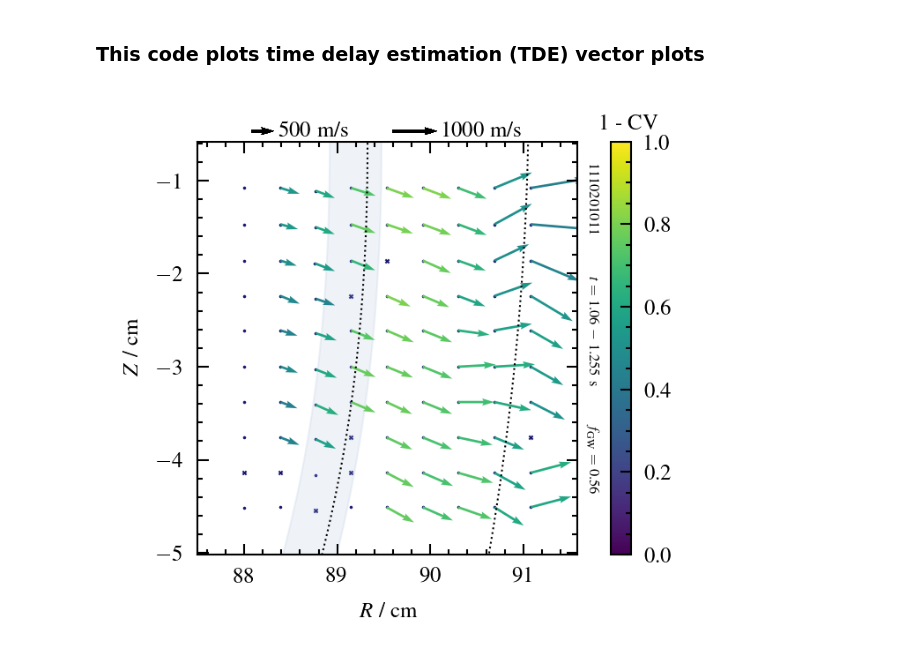
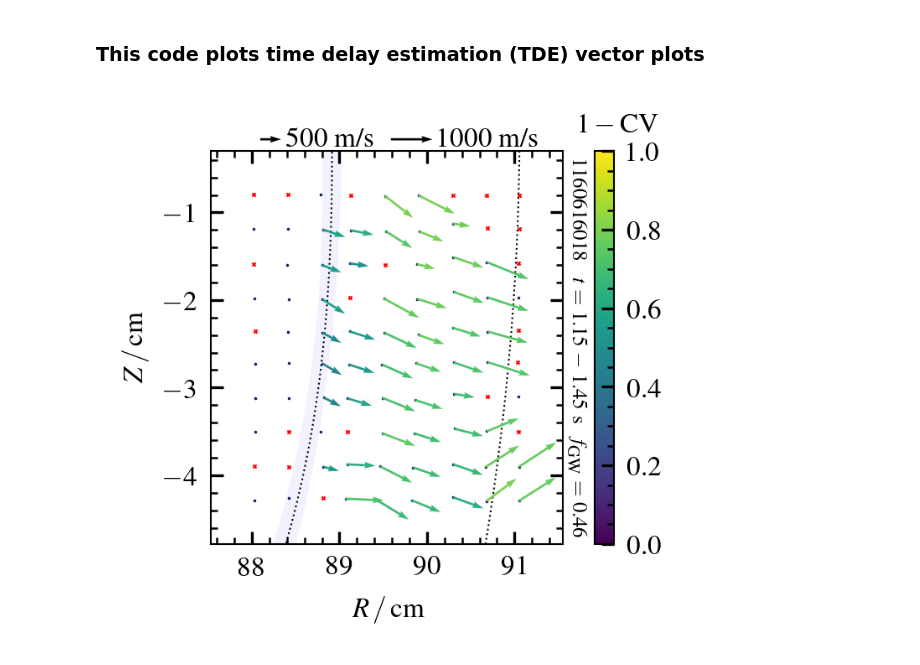
Before and after one commit to auroradh/PSI, a Jupyter notebook: TDE_vector_plots.ipynb, the cells around one changed output. Saved outputs shown, nothing was run; the diff lists cells and outputs as text; code cells hidden in the pictures.

Commit message:
adjusting shots

```diff
--- a/TDE_vector_plots.ipynb
+++ b/TDE_vector_plots.ipynb
@@ -62,7 +69,8 @@ else:
     eo.ca_options.min_threshold = ca_min
     eo.ca_options.max_threshold = ca_max
 # %%
-shot = 1110201011
+# shot = 1110201011
+shot = 1160616018
 f_GW = greenwald_fraction[shot]
 path = Path('/Users/ahe104/Box/mfe_data/raw_apd_data')
 ds = xr.open_dataset(str(path) + '/' + f'apd_signal_array_{shot}.nc')
@@ -107,25 +115,33 @@ dead_pixles_Z = Z[true_indices]
 alive_pixels_R = R[false_indices]
 alive_pixels_Z = Z[false_indices]
 # %%
-save = False
+save = True
 
-axes_size = cosmoplots.set_rcparams_dynamo(plt.rcParams, num_cols=1, ls="thin")
-plt.rcParams["mathtext.fontset"] = "custom"
-plt.rcParams["font.size"] = 6
-plt.rcParams["axes.labelsize"] = 6
-plt.rcParams["xtick.labelsize"] = 6
-plt.rcParams["ytick.labelsize"] = 6
-plt.rcParams["xtick.major.size"] = 3
-plt.rcParams["xtick.minor.size"] = 1.5
-plt.rcParams["ytick.major.size"] = 3
-plt.rcParams["ytick.minor.size"] = 1.5
-plt.rcParams["ytick.minor.width"] = 0.5
-plt.rcParams["xtick.minor.width"] = 0.5
-plt.rcParams["ytick.major.width"] = 0.5
-plt.rcParams["xtick.major.width"] = 0.5
+# axes_size = cosmoplots.set_rcparams_dynamo(plt.rcParams, num_cols=1, ls="thin")
+# plt.rcParams["mathtext.fontset"] = "custom"
+# plt.rcParams["font.size"] = 6
+# plt.rcParams["axes.labelsize"] = 6
+# plt.rcParams["xtick.labelsize"] = 6
+# plt.rcParams["ytick.labelsize"] = 6
+# plt.rcParams["xtick.major.size"] = 3
+# plt.rcParams["xtick.minor.size"] = 1.5
+# plt.rcParams["ytick.major.size"] = 3
+# plt.rcParams["ytick.minor.size"] = 1.5
+# plt.rcParams["ytick.minor.width"] = 0.5
+# plt.rcParams["xtick.minor.width"] = 0.5
+# plt.rcParams["ytick.major.width"] = 0.5
+# plt.rcParams["xtick.major.width"] = 0.5
 
-fig = plt.figure()
-ax = fig.add_axes(axes_size)
+# fig = plt.figure()
+# ax = fig.add_axes(axes_size)
+
+params = {}
+cosmoplots.set_rcparams_dynamo(params, num_cols=1)
+plt.style.use(["cosmoplots.default"])
+plt.rcParams['text.latex.preamble'] =  r'\usepackage{amsmath}' r'\usepackage{times}' r'\usepackage{mathptmx}' r'\usepackage{amssymb}' r'\newcommand{\taup}{\ensuremath{\tau_\shortparallel}}' r'\newcommand{\wh}{\widehat}' r'\newcommand{\ave}[1]{{\left<#1\right>}}'
+plt.rc('font',family='Times New Roman')
+
+fig, ax = plt.subplots()
 
 # Define the default vmin and vmax values
 if cross_correlation_method:
@@ -175,8 +191,8 @@ if shot == 1110201011:
     wave_pixles_Z = Z[true_indices_wave]
 
 # Plot dead and alive pixels
-ax.scatter(dead_pixels_R, dead_pixles_Z, marker='x', color='midnightblue', s=1, linewidth=0.5)
-ax.scatter(alive_pixels_R, alive_pixels_Z, marker=".", color='midnightblue', s=0.5)
+ax.scatter(dead_pixels_R, dead_pixles_Z, marker='x', color='red', s=1, linewidth=0.5, zorder=1)
+ax.scatter(alive_pixels_R, alive_pixels_Z, marker=".", color='midnightblue', s=0.5, zorder=1)
 
 # # Plot LCFS and limiter
 path_LCFS = Path('/Users/ahe104/box/mfe_data/LCFS_limiter')
@@ -200,8 +216,8 @@ ax.fill_betweenx(
     Z_LCFS.ravel(),
     R_LCFS_min.ravel(),
     R_LCFS_max.ravel(),
-    alpha=0.2,
-    color="lightsteelblue",
+    color=(0.95, 0.95, 1.0),
+    zorder=0,
 )
 ax.plot(R_limiter, Z_limiter, color="black", linestyle=":", linewidth=0.5)
 
@@ -212,45 +228,47 @@ qiv = ax.quiver(
     vx,
     vy,
     events if plot_events else confidences,
     scale=210000,
     scale_units="xy",
     angles="xy",
     norm=norm,
+    zorder=2,
 )
 qk = ax.quiverkey(
-    qiv, 0.63, 1.025, 100000, r"$1000$ m/s", labelpos="E", coordinates="axes", fontproperties={'size':6}, labelsep=0.02
+    qiv, 0.63, 1.03, 100000, r"$1000$ m/s", labelpos="E", coordinates="axes", fontproperties={'size':8}, labelsep=0.02
 )
 qk = ax.quiverkey(
-    qiv, 0.2, 1.025, 50000, r"$500$ m/s", labelpos="E", coordinates="axes", fontproperties={'size':6}, labelsep=0.02
+    qiv, 0.2, 1.03, 50000, r"$500$ m/s", labelpos="E", coordinates="axes", fontproperties={'size':8}, labelsep=0.02
 )
 
 cbar = fig.colorbar(qiv, format="%.1f")
 if cross_correlation_method:
     cbar.ax.set_ylabel(r"max $\widehat{R}_{\widetilde{{\Phi}}}$", rotation=270, labelpad=13)
 elif plot_events:
-  cbar.ax.text(x=-0.5, y=830, s='1 - CV')
+  cbar.ax.text(x=-0.45, y=830, s=r'$1 - \mathrm{CV}$')
 else:
-  cbar.ax.text(x=-0.5, y=1.03, s='1 - CV')
+  cbar.ax.text(x=-0.8, y=1.05, s=r'$1 - \mathrm{CV}$')
 
-ax.set_xlabel(r"$R$ / cm")
-ax.set_ylabel(r"$Z$ / cm")
+ax.set_xlabel(r"$R \,/\, \mathrm{cm}$")
+ax.set_ylabel(r"$Z \,/\, \mathrm{cm}$")
 ax.set_aspect("equal")
 
 ax.set_ylim(min(Z_coordinates[0]) - 0.5, max(Z_coordinates[0]) + 0.5)
 ax.set_xlim([min(R_coordinates[:, 0]) - 0.5, max(R_coordinates[:, 0]) + 0.5])
 
 plt.xticks(np.arange(round(min(R_coordinates[:, 0])), round(max(R_coordinates[:, 0]))+1, 1))
 plt.yticks(np.arange(round(min(Z_coordinates[0])), round(max(Z_coordinates[0]))+1, 1))
 
-ax.set_title(f'{shot} ~~~~~~~~~ 'r'$t = $'f' {t_start} 'r'$ - $' f' {t_end} s' r'  ~~~~~~~~~ $\mathit{f}_{\mathrm{GW}} = $' f" {f_GW}", x=1.04, y=0.1, fontsize=4, rotation=270)
+ax.set_title(f'{shot} ~ 'r'$t = $'f' {t_start} 'r'$ - $' f' {t_end} s' r'  ~ $\mathit{f}_{\mathrm{GW}} = $' f" {f_GW}", x=1.04, y=-0.03, fontsize=6, rotation=270)
 
+formats = ["pdf", "eps"]
+foldername_shot = f'/Users/ahe104/Box/time_delay_estimation/velocity_field/analysis/PSI/'
 if save == True:
-    format = 'pdf'
-    foldername_shot = f'/Users/ahe104/Box/time_delay_estimation/velocity_field/analysis/PSI/'
-    if cross_correlation_method:
-        filename =  f'tde_ccf_{shot}_min_lag_{ccf_min_lag}_min_{ca_min}_max_{ca_max}.{format}'
-    else:
-        filename =  f'tde_ca_{shot}_min_lag_{ccf_min_lag}_min_{ca_min}_max_{ca_max}.{format}'
-    fig.savefig(foldername_shot + filename, bbox_inches="tight", format=format)
+    for fmt in formats:
+        if cross_correlation_method:
+            filename =  f'tde_ccf_{shot}_min_lag_{ccf_min_lag}_min_{ca_min}_max_{ca_max}.{fmt}'
+        else:
+            filename =  f'tde_ca_{shot}_min_lag_{ccf_min_lag}_min_{ca_min}_max_{ca_max}_test.{fmt}'
+        fig.savefig(foldername_shot + filename, bbox_inches="tight", format=fmt)
 # %% [output]
-[figure, old version]
+[figure, new version]
```
Also changed, not shown: parts of 6 cells of this notebook, 7 other files.
